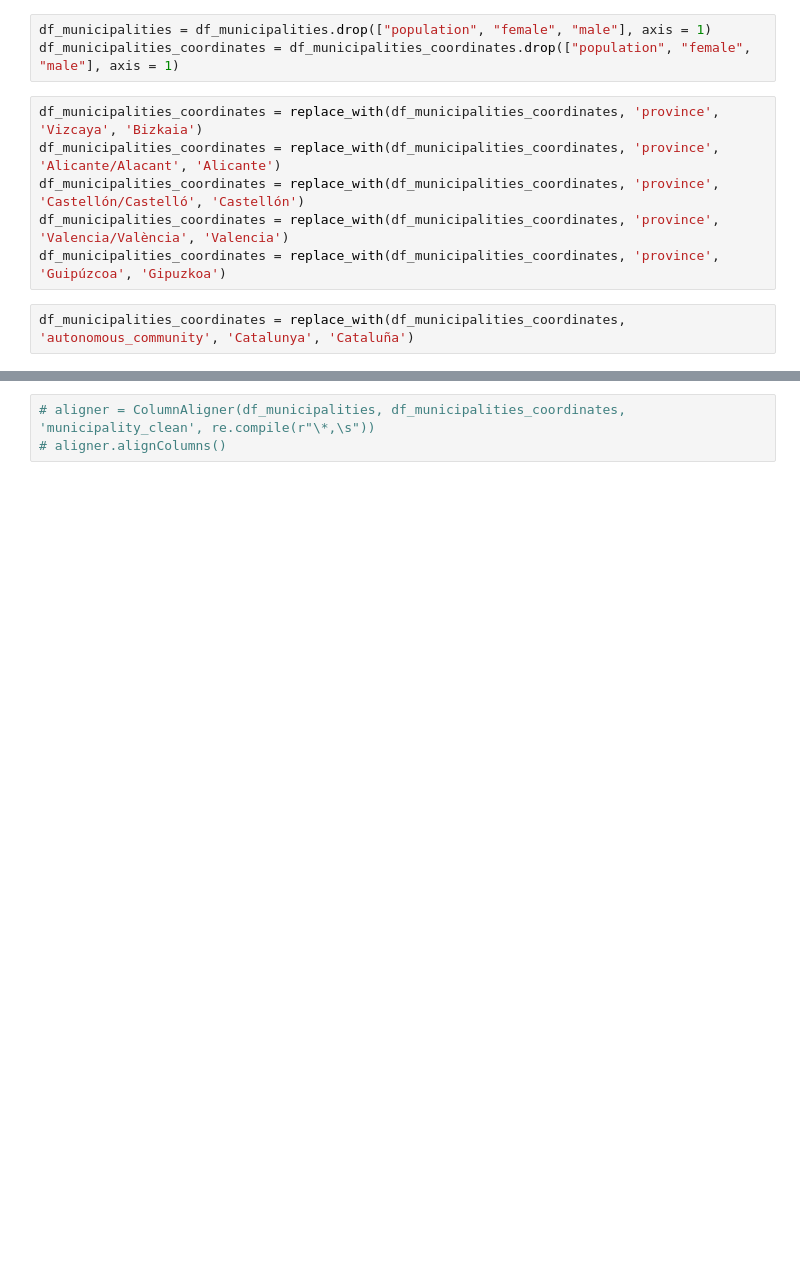
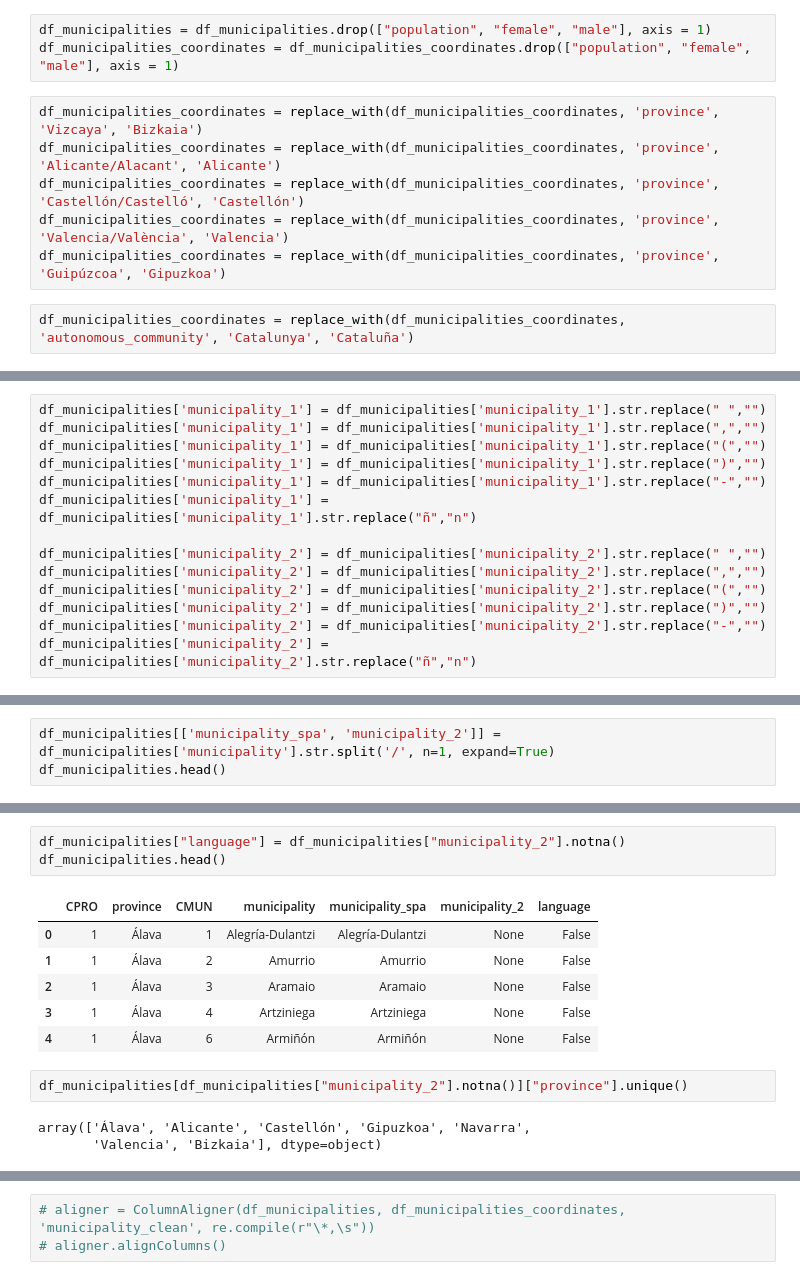
Before and after one commit to marimoysan/ml-pueblos, a Jupyter notebook: notebooks/eda_municipalities_coordinates.ipynb, the cells around one changed output, grey strips where cells are left out. Cells and saved outputs as stored; diff of their text form; blank space fills up the shorter version.

```diff
--- a/notebooks/eda_municipalities_coordinates.ipynb
+++ b/notebooks/eda_municipalities_coordinates.ipynb
@@ -79,0 +98,14 @@ df_municipalities_coordinates = replace_with(df_municipalities_coordinates, 'aut
+# %%
+df_municipalities['municipality_1'] = df_municipalities['municipality_1'].str.replace(" ","")
+df_municipalities['municipality_1'] = df_municipalities['municipality_1'].str.replace(",","")
+df_municipalities['municipality_1'] = df_municipalities['municipality_1'].str.replace("(","")
+df_municipalities['municipality_1'] = df_municipalities['municipality_1'].str.replace(")","")
+df_municipalities['municipality_1'] = df_municipalities['municipality_1'].str.replace("-","")
+df_municipalities['municipality_1'] = df_municipalities['municipality_1'].str.replace("ñ","n")
+
+df_municipalities['municipality_2'] = df_municipalities['municipality_2'].str.replace(" ","")
+df_municipalities['municipality_2'] = df_municipalities['municipality_2'].str.replace(",","")
+df_municipalities['municipality_2'] = df_municipalities['municipality_2'].str.replace("(","")
+df_municipalities['municipality_2'] = df_municipalities['municipality_2'].str.replace(")","")
+df_municipalities['municipality_2'] = df_municipalities['municipality_2'].str.replace("-","")
+df_municipalities['municipality_2'] = df_municipalities['municipality_2'].str.replace("ñ","n")
@@ -79,0 +339,3 @@ df_municipalities_coordinates = replace_with(df_municipalities_coordinates, 'aut
+# %%
+df_municipalities[['municipality_spa', 'municipality_2']] = df_municipalities['municipality'].str.split('/', n=1, expand=True)
+df_municipalities.head()
@@ -79,0 +349,15 @@ df_municipalities_coordinates = replace_with(df_municipalities_coordinates, 'aut
+# %%
+df_municipalities["language"] = df_municipalities["municipality_2"].notna()
+df_municipalities.head()
+# %% [output]
+|  | CPRO | province | CMUN | municipality | municipality_spa | municipality_2 | language |
+| 0 | 1 | Álava | 1 | Alegría-Dulantzi | Alegría-Dulantzi | None | False |
+| 1 | 1 | Álava | 2 | Amurrio | Amurrio | None | False |
+| 2 | 1 | Álava | 3 | Aramaio | Aramaio | None | False |
+| 3 | 1 | Álava | 4 | Artziniega | Artziniega | None | False |
+| 4 | 1 | Álava | 6 | Armiñón | Armiñón | None | False |
+# %%
+df_municipalities[df_municipalities["municipality_2"].notna()]["province"].unique()
+# %% [output]
+array(['Álava', 'Alicante', 'Castellón', 'Gipuzkoa', 'Navarra',
+       'Valencia', 'Bizkaia'], dtype=object)
```
Also changed, not shown: parts of 93 cells of this notebook, 4 other files.
